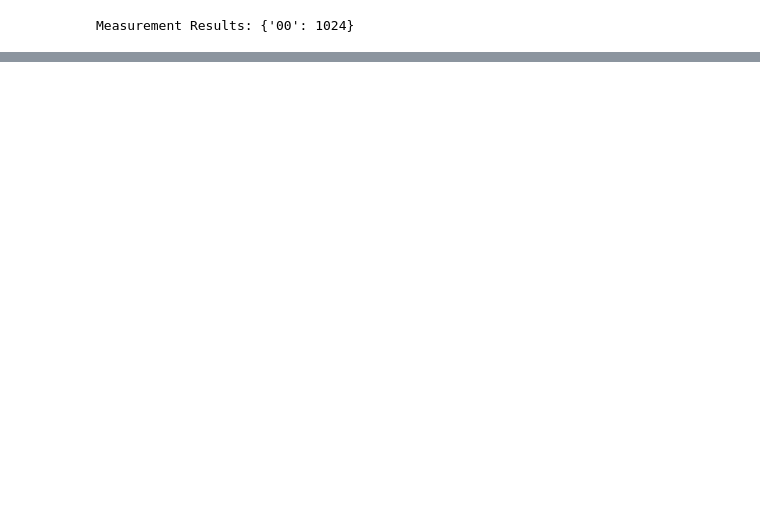
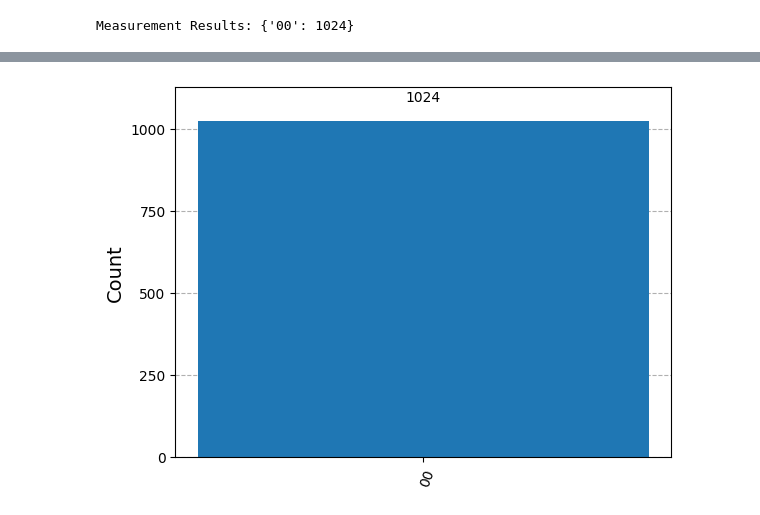
Before and after one commit to csc7/Quantum_Computing, a Jupyter notebook: QAdder_v02.ipynb, the cells around one changed output, grey strips where cells are left out. Cells and saved outputs as stored; diff of their text form; code cells hidden in the pictures; blank space fills up the shorter version.

Commit message:
Put plots outside of the functions, in different cells

```diff
--- a/QAdder_v02.ipynb
+++ b/QAdder_v02.ipynb
@@ -45,9 +44,6 @@ def quantum_adder(a, b):
     circuit.x(5)
     circuit.x(6)
 
-
-    circuit.draw(output='mpl')
-
     # Add measurements
     circuit.measure(4, 0)  # Measure sum qubit
     circuit.measure(7, 1)  # Measure carry-out qubit
@@ -56,13 +52,14 @@ def quantum_adder(a, b):
     simulator = AerSimulator()
     result = simulator.run(circuit).result()
     counts = result.get_counts()
+    plot_histogram(counts)
 
     # Output
     print("Measurement Results:", counts)
-    circuit.draw('mpl')
-    plot_histogram(counts)
+
+    return circuit, counts
 # %%
 # Call quantum adder function
-quantum_adder(0 , 0)
+circuit, counts = quantum_adder(0 , 0)
 # %% [output]
 Measurement Results: {'00': 1024}
@@ -68,0 +70,4 @@ Measurement Results: {'00': 1024}
+# %%
+plot_histogram(counts)
+# %% [output]
+[figure, added]
```
Also changed, not shown: parts of 2 cells of this notebook.
